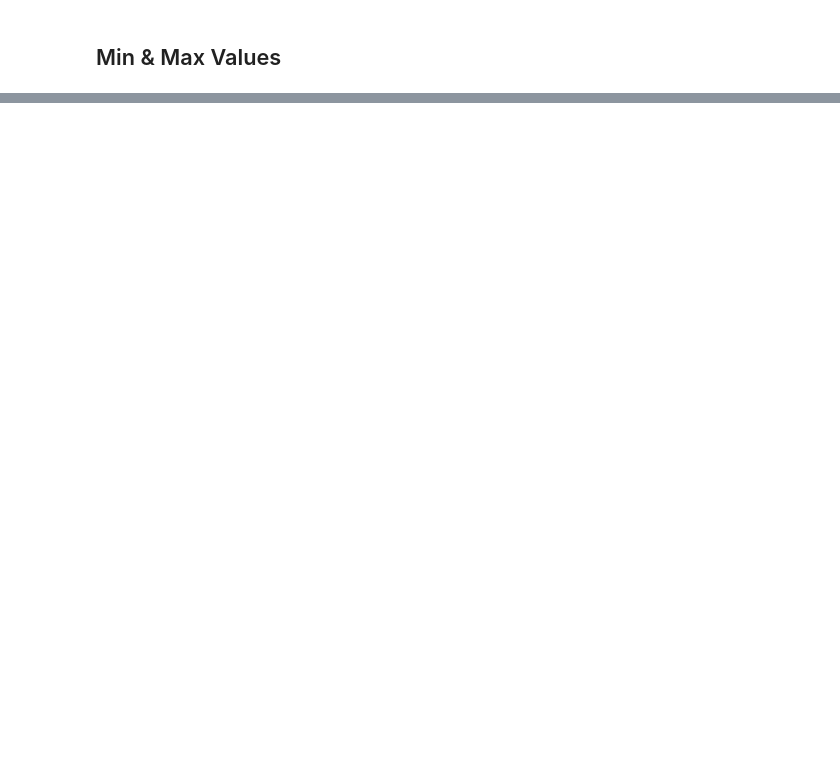
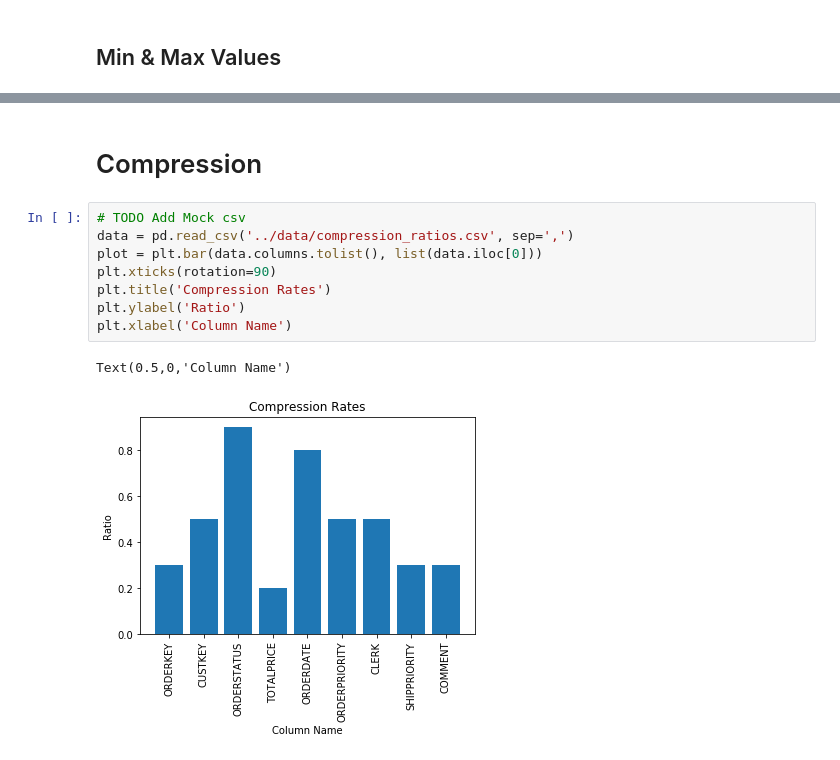
Before and after one commit to paszin/TuCompression, a Jupyter notebook: python/Tuc.ipynb, the cells around one changed output, grey strips where cells are left out. Drawn from its saved outputs; the diff is of its cells as text; blank space fills up the shorter version.

```diff
--- a/python/Tuc.ipynb
+++ b/python/Tuc.ipynb
@@ -113 +124,14 @@ Unnamed: 9                          NaN
 dtype: object
+# %% [markdown]
+# Compression
+# %%
+# TODO Add Mock csv
+data = pd.read_csv('../data/compression_ratios.csv', sep=',')
+plot = plt.bar(data.columns.tolist(), list(data.iloc[0]))
+plt.xticks(rotation=90)
+plt.title('Compression Rates')
+plt.ylabel('Ratio')
+plt.xlabel('Column Name')
+# %% [output]
+Text(0.5,0,'Column Name')
+[figure, added]
```
Also changed, not shown: parts of 18 cells of this notebook.
